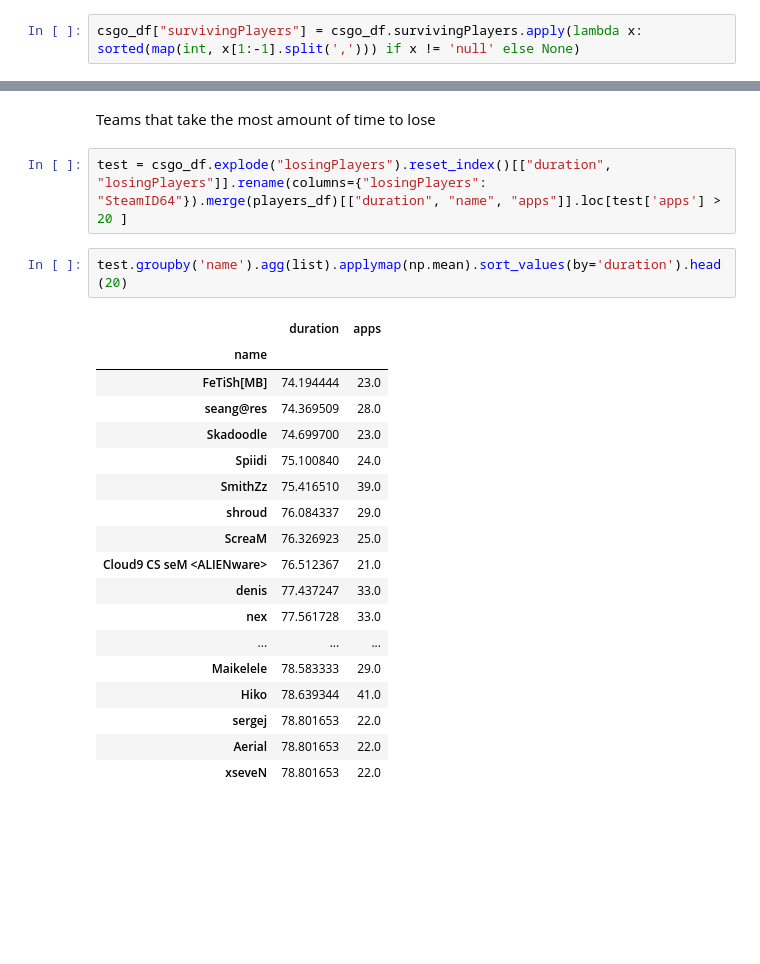
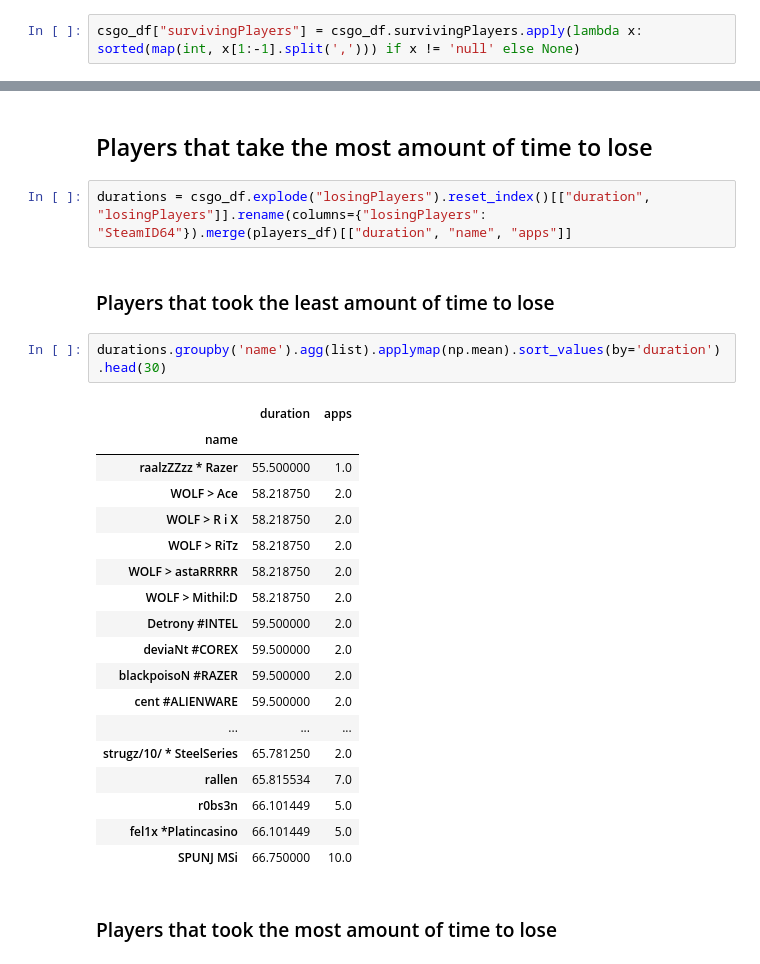
Before and after one commit to bevan-philip/have-cs-rounds-become-slower, a Jupyter notebook: analysis.ipynb, the cells around one changed output, grey strips where cells are left out. Drawn from its saved outputs; the diff is of its cells as text; blank space fills up the shorter version.

```diff
--- a/analysis.ipynb
+++ b/analysis.ipynb
@@ -247,28 +239,32 @@ csgo_df.losingPlayers.explode().value_counts().to_frame().reset_index().rename(c
 | 344 | 76561197962959954 | 3 | PRAWUs | 1 |
 345 rows × 4 columns
 # %% [markdown]
-Teams that take the most amount of time to lose
+## Players that take the most amount of time to lose
 # %%
-test = csgo_df.explode("losingPlayers").reset_index()[["duration", "losingPlayers"]].rename(columns={"losingPlayers": "SteamID64"}).merge(players_df)[["duration", "name", "apps"]].loc[test['apps'] > 20 ]
+durations = csgo_df.explode("losingPlayers").reset_index()[["duration", "losingPlayers"]].rename(columns={"losingPlayers": "SteamID64"}).merge(players_df)[["duration", "name", "apps"]]
+# %% [markdown]
+### Players that took the least amount of time to lose
 # %%
-test.groupby('name').agg(list).applymap(np.mean).sort_values(by='duration').head(20)
+durations.groupby('name').agg(list).applymap(np.mean).sort_values(by='duration').head(30)
 # %% [output]
 |  | duration | apps |
 | name |  |  |
-| FeTiSh[MB] | 74.194444 | 23.0 |
-| seang@res | 74.369509 | 28.0 |
-| Skadoodle | 74.699700 | 23.0 |
-| Spiidi | 75.100840 | 24.0 |
-| SmithZz | 75.416510 | 39.0 |
-| shroud | 76.084337 | 29.0 |
-| ScreaM | 76.326923 | 25.0 |
-| Cloud9 CS seM <ALIENware> | 76.512367 | 21.0 |
-| denis | 77.437247 | 33.0 |
-| nex | 77.561728 | 33.0 |
+| raalzZZzz * Razer | 55.500000 | 1.0 |
+| WOLF > Ace | 58.218750 | 2.0 |
+| WOLF > R i X | 58.218750 | 2.0 |
+| WOLF > RiTz | 58.218750 | 2.0 |
+| WOLF > astaRRRRR | 58.218750 | 2.0 |
+| WOLF > Mithil:D | 58.218750 | 2.0 |
+| Detrony #INTEL | 59.500000 | 2.0 |
+| deviaNt #COREX | 59.500000 | 2.0 |
+| blackpoisoN #RAZER | 59.500000 | 2.0 |
+| cent #ALIENWARE | 59.500000 | 2.0 |
 | ... | ... | ... |
-| Maikelele | 78.583333 | 29.0 |
-| Hiko | 78.639344 | 41.0 |
-| sergej | 78.801653 | 22.0 |
-| Aerial | 78.801653 | 22.0 |
-| xseveN | 78.801653 | 22.0 |
+| strugz/10/ * SteelSeries | 65.781250 | 2.0 |
+| rallen | 65.815534 | 7.0 |
+| r0bs3n | 66.101449 | 5.0 |
+| fel1x *Platincasino | 66.101449 | 5.0 |
+| SPUNJ MSi | 66.750000 | 10.0 |
+# %% [markdown]
+### Players that took the most amount of time to lose
 # %%
```
Also changed, not shown: parts of 27 cells of this notebook, 3 other files.
